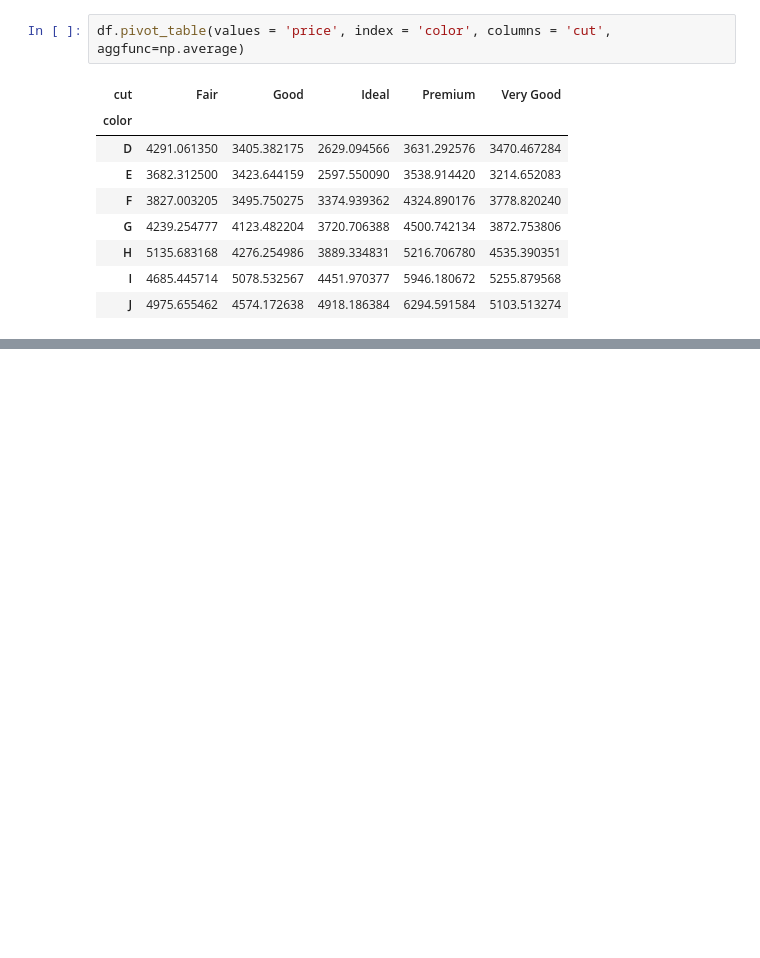
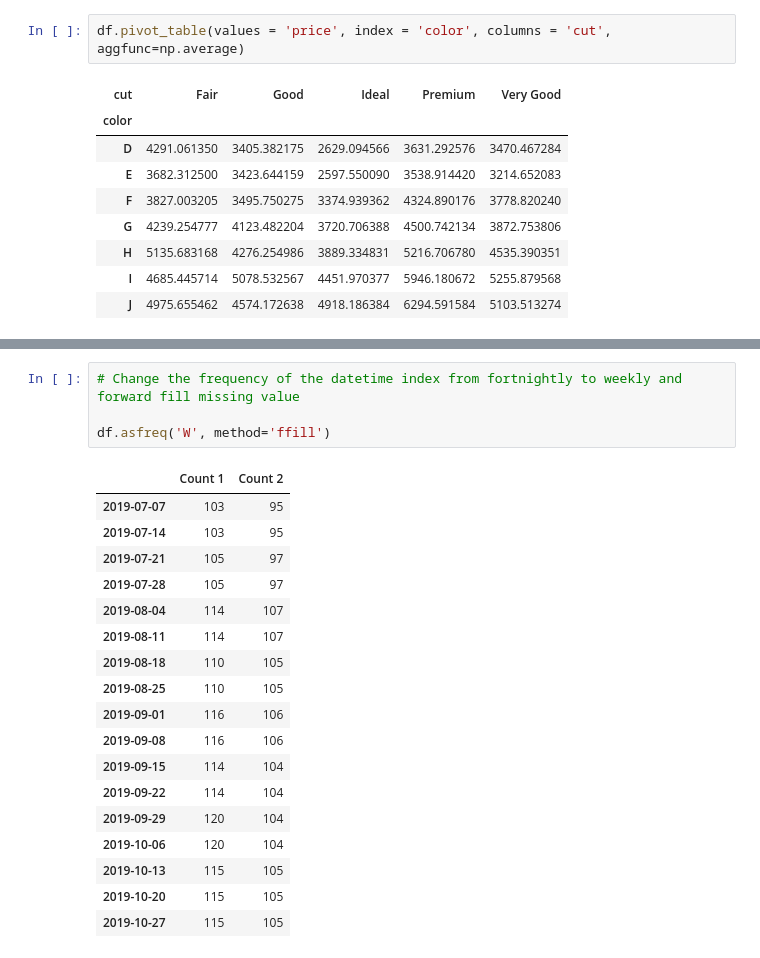
Before and after one commit to HarryDuong/code_reference, a Jupyter notebook: python_notebook.ipynb, the cells around one changed output, grey strips where cells are left out. Cells and saved outputs as stored; diff of their text form; blank space fills up the shorter version.

```diff
--- a/python_notebook.ipynb
+++ b/python_notebook.ipynb
@@ -532,0 +826,23 @@ df.pivot_table(values = 'price', index = 'color', columns = 'cut', aggfunc=[np.m
+# %%
+# Change the frequency of the datetime index from fortnightly to weekly and forward fill missing value
+
+df.asfreq('W', method='ffill')
+# %% [output]
+|  | Count 1 | Count 2 |
+| 2019-07-07 | 103 | 95 |
+| 2019-07-14 | 103 | 95 |
+| 2019-07-21 | 105 | 97 |
+| 2019-07-28 | 105 | 97 |
+| 2019-08-04 | 114 | 107 |
+| 2019-08-11 | 114 | 107 |
+| 2019-08-18 | 110 | 105 |
+| 2019-08-25 | 110 | 105 |
+| 2019-09-01 | 116 | 106 |
+| 2019-09-08 | 116 | 106 |
+| 2019-09-15 | 114 | 104 |
+| 2019-09-22 | 114 | 104 |
+| 2019-09-29 | 120 | 104 |
+| 2019-10-06 | 120 | 104 |
+| 2019-10-13 | 115 | 105 |
+| 2019-10-20 | 115 | 105 |
+| 2019-10-27 | 115 | 105 |
```
Also changed, not shown: parts of 36 cells of this notebook, 6 other files.
